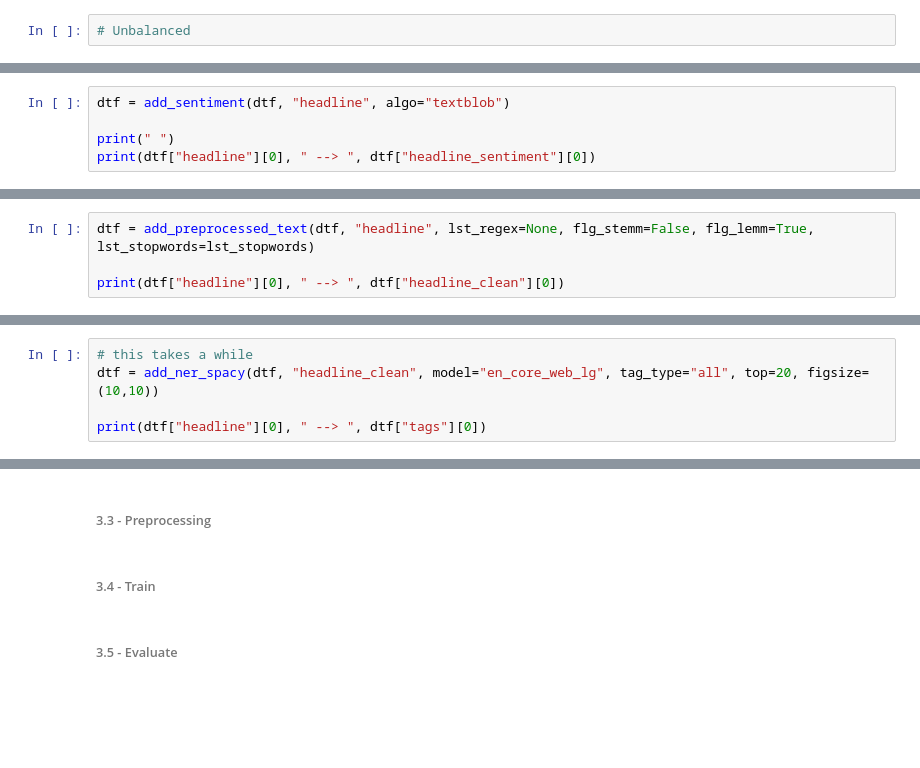
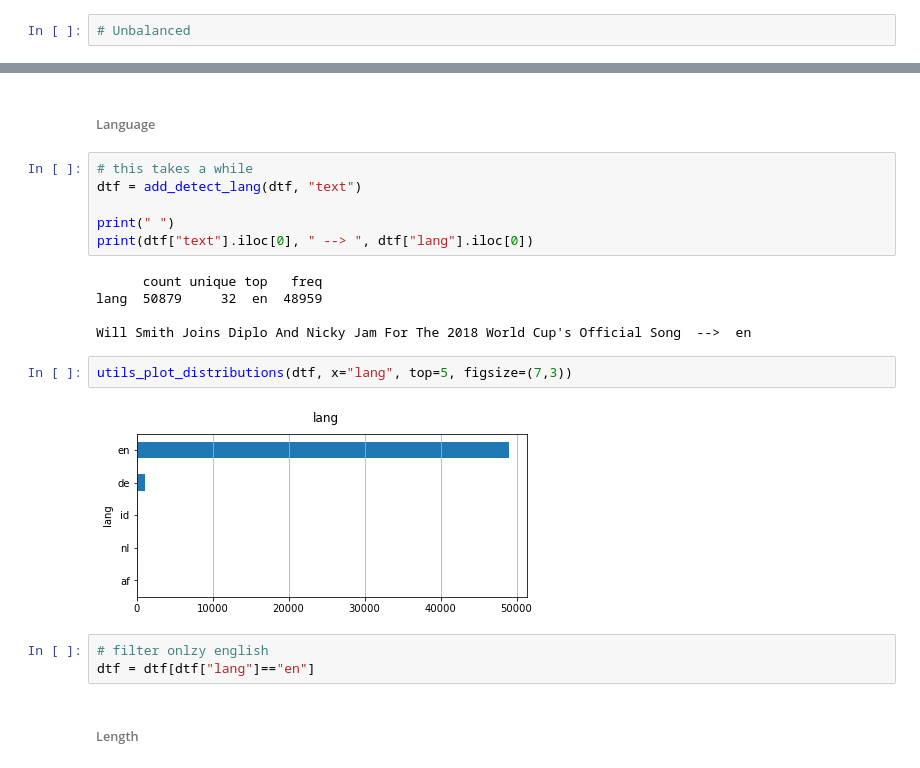
Before and after one commit to mdipietro09/DataScience_ArtificialIntelligence_Utils, a Jupyter notebook: deep_learning_natural_language_processing/text_classification_example.ipynb, the cells around one changed output, grey strips where cells are left out. Drawn from its saved outputs; the diff is of its cells as text; blank space fills up the shorter version.

```diff
--- a/deep_learning_natural_language_processing/text_classification_example.ipynb
+++ b/deep_learning_natural_language_processing/text_classification_example.ipynb
@@ -110,5 +60,0 @@ utils_plot_distributions(dtf, x="headline_text_length", y="category", bins=None,
-# %%
-dtf = add_sentiment(dtf, "headline", algo="textblob")
-
-print(" ")
-print(dtf["headline"][0], " --> ", dtf["headline_sentiment"][0])
@@ -128,4 +60,0 @@ lst_stopwords = create_stopwords(["english"], lst_new_words=[])
-# %%
-dtf = add_preprocessed_text(dtf, "headline", lst_regex=None, flg_stemm=False, flg_lemm=True, lst_stopwords=lst_stopwords)
-
-print(dtf["headline"][0], " --> ", dtf["headline_clean"][0])
@@ -140,5 +60,0 @@ common_words = words_freq(dtf, "headline_clean", top=20, figsize=(10,5))
-# %%
-# this takes a while
-dtf = add_ner_spacy(dtf, "headline_clean", model="en_core_web_lg", tag_type="all", top=20, figsize=(10,10))
-
-print(dtf["headline"][0], " --> ", dtf["tags"][0])
@@ -173,6 +61,22 @@ KeyError: 'headline'
-# %% [markdown]
-###### 3.3 - Preprocessing
-# %% [markdown]
-###### 3.4 - Train
-# %% [markdown]
-###### 3.5 - Evaluate
+# %% [markdown]
+###### Language
+# %%
+# this takes a while
+dtf = add_detect_lang(dtf, "text")
+
+print(" ")
+print(dtf["text"].iloc[0], " --> ", dtf["lang"].iloc[0])
+# %% [output]
+      count unique top   freq
+lang  50879     32  en  48959
+
+Will Smith Joins Diplo And Nicky Jam For The 2018 World Cup's Official Song  -->  en
+# %%
+utils_plot_distributions(dtf, x="lang", top=5, figsize=(7,3))
+# %% [output]
+[figure, added]
+# %%
+# filter onlzy english
+dtf = dtf[dtf["lang"]=="en"]
+# %% [markdown]
+###### Length
```
Also changed, not shown: parts of 110 cells of this notebook, 3 other files.
